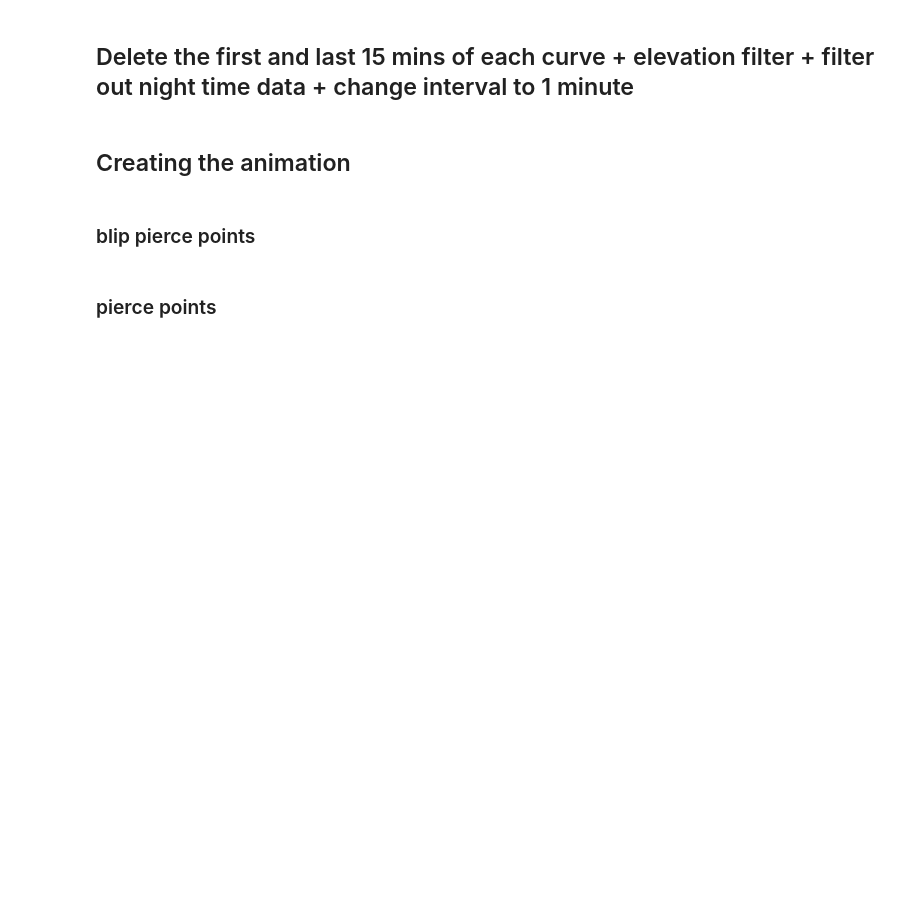
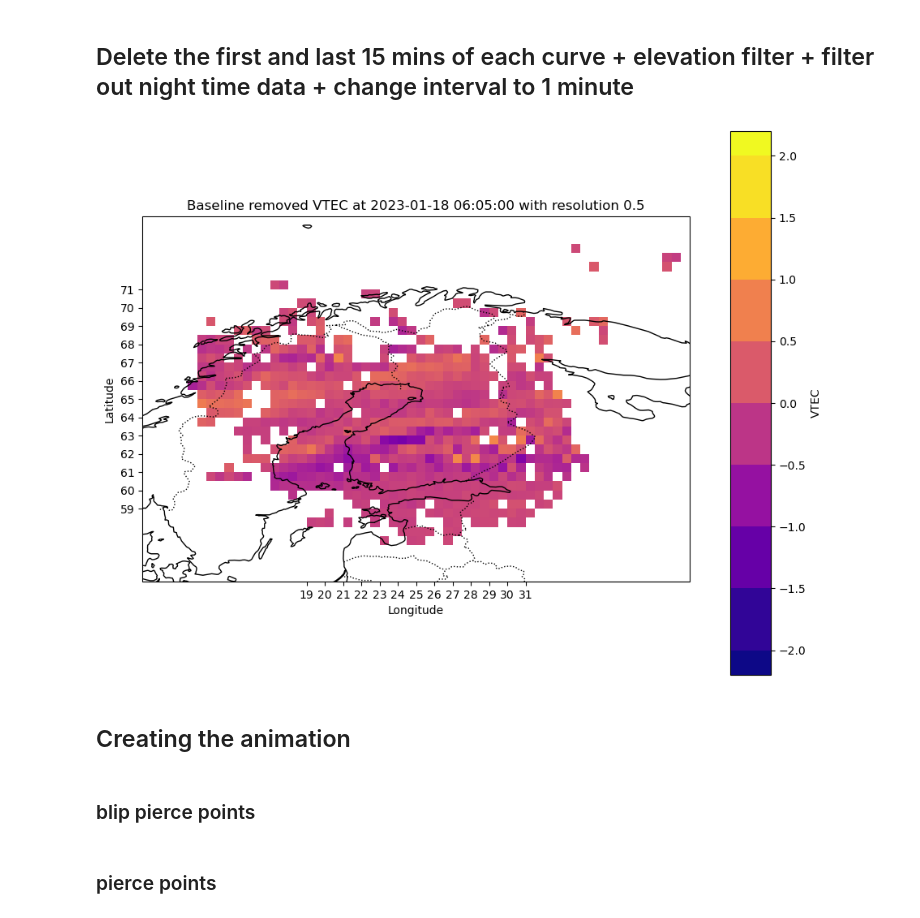
Before and after one commit to kuhaonmaraani/gradu, a Jupyter notebook: kaarianimaatiot.ipynb, the cells around one changed output. Drawn from its saved outputs; the diff is of its cells as text; code cells hidden in the pictures; blank space fills up the shorter version.

```diff
--- a/kaarianimaatiot.ipynb
+++ b/kaarianimaatiot.ipynb
@@ -56,3 +37,85 @@ if not blip:
+# %%
+MIN_ELEVATION = 40
+DAYTIME = [6, 18]
+blip = False
+
+def trim_curve(group):
+    group = group.sort_values('datetime')
+    start_time = group['datetime'].iloc[0] + timedelta(minutes=15)
+    end_time = group['datetime'].iloc[-1] - timedelta(minutes=15)
+    return group[(group['datetime'] >= start_time) & (group['datetime'] <= end_time)]
+
+data = raw.groupby(['pair_id', 'curve_id']).apply(trim_curve).reset_index(drop=True)
+
+data = data[(data['datetime'].dt.hour >=  DAYTIME[0]) &
+            (data['datetime'].dt.hour < DAYTIME[1]) &
+            (data['elm'] > MIN_ELEVATION)]
+
+if not blip:
+    data['datetime'] = data['datetime'].dt.floor('5min')
+
+RES = 0.5
+
+def histo(frame):
+    df1 = data.loc[data['datetime'] == frame]
+    ax.set_title(f'Baseline removed VTEC at {frame} with resolution {RES}')
+
+    statistic, x_edges, y_edges, _ = histo2D(
+        df1['glon'], df1['gdlat'], df1['blrmvd'], statistic='mean',
+        bins=[np.arange(10, 40 + RES, RES), np.arange(55, 75 + RES, RES)]) # type: ignore
+
+    X, Y = np.meshgrid((x_edges[:-1] + x_edges[1:]) / 2, (y_edges[:-1] + y_edges[1:]) / 2)
+
+    for c in ax.collections:
+        c.remove()
+
+    ax.pcolormesh(X, Y, statistic.T, cmap='plasma', vmin=-2, vmax=2,
+                        transform=ccrs.PlateCarree())
+
+data['datetime'] = data['datetime'].dt.floor('min')
+
+
+frames = sorted(data['datetime'].unique())
+df0 = data.loc[data['datetime'] == frames[0]]
+
+fig, ax = plt.subplots(figsize=(10, 10), subplot_kw={'projection': ccrs.PlateCarree()})
+
+ax.coastlines()
+ax.add_feature(cfeature.BORDERS, linestyle=':')
+ax.set_xticks(np.arange(19, 32, 1))
+ax.set_yticks(np.arange(59, 72, 1))
+ax.set_xlabel('Longitude')
+ax.set_ylabel('Latitude')
+ax.set_xlim(10, 40)
+ax.set_ylim(55, 75)
+ax.set_title(f'Baseline removed VTEC at {frames[0]} with resolution {RES}')
+
+statistic, x_edges, y_edges, _ = histo2D(
+    df0['glon'], df0['gdlat'], df0['blrmvd'], statistic='mean',
+    bins=[np.arange(10, 40 + RES, RES), np.arange(55, 75 + RES, RES)]) # type: ignore
+
+X, Y = np.meshgrid((x_edges[:-1] + x_edges[1:]) / 2, (y_edges[:-1] + y_edges[1:]) / 2)
+contour = ax.pcolormesh(X, Y, statistic.T, cmap='plasma', vmin=-2, vmax=2,
+                    transform=ccrs.PlateCarree())
+
+
+
+fig.subplots_adjust(right=0.8)
+cax = fig.add_axes([0.85, 0.155, 0.05, 0.67]) # type: ignore
+
+cbar = plt.colorbar(contour, cax=cax, orientation='vertical',
+                    extendrect = True, label='VTEC',
+                    ticks=np.arange(-2,2.5,0.5),
+                    boundaries = np.arange(-2,2.5,0.5),
+                    extend='both'
+)
+
+
+animation = FuncAnimation(fig, histo, frames=frames[1:100], interval=80) # type: ignore
+
+animation.save(f'animations/optimising/elevation/el{MIN_ELEVATION}.gif', writer='pillow')
+# %% [output]
+[figure, added]
 # %% [markdown]
 ## Creating the animation
 # %% [markdown]
```
Also changed, not shown: parts of 5 cells of this notebook, 3 other files.
